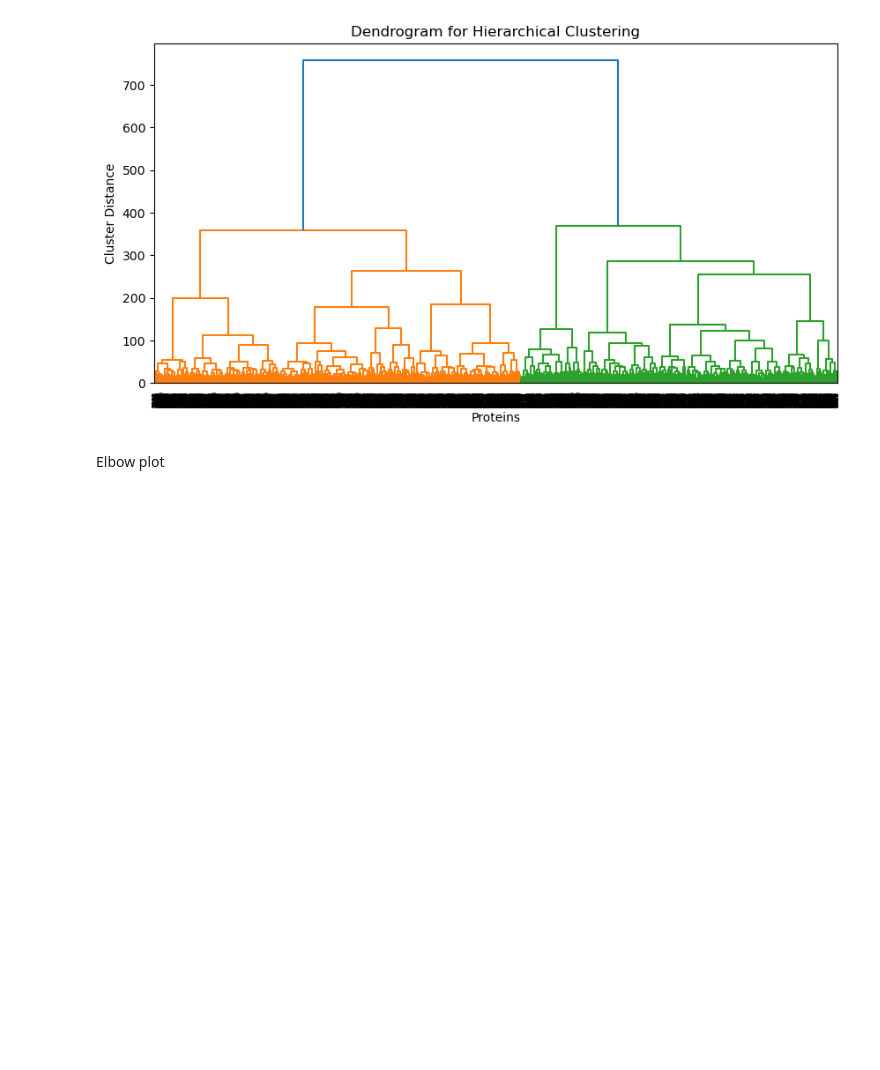
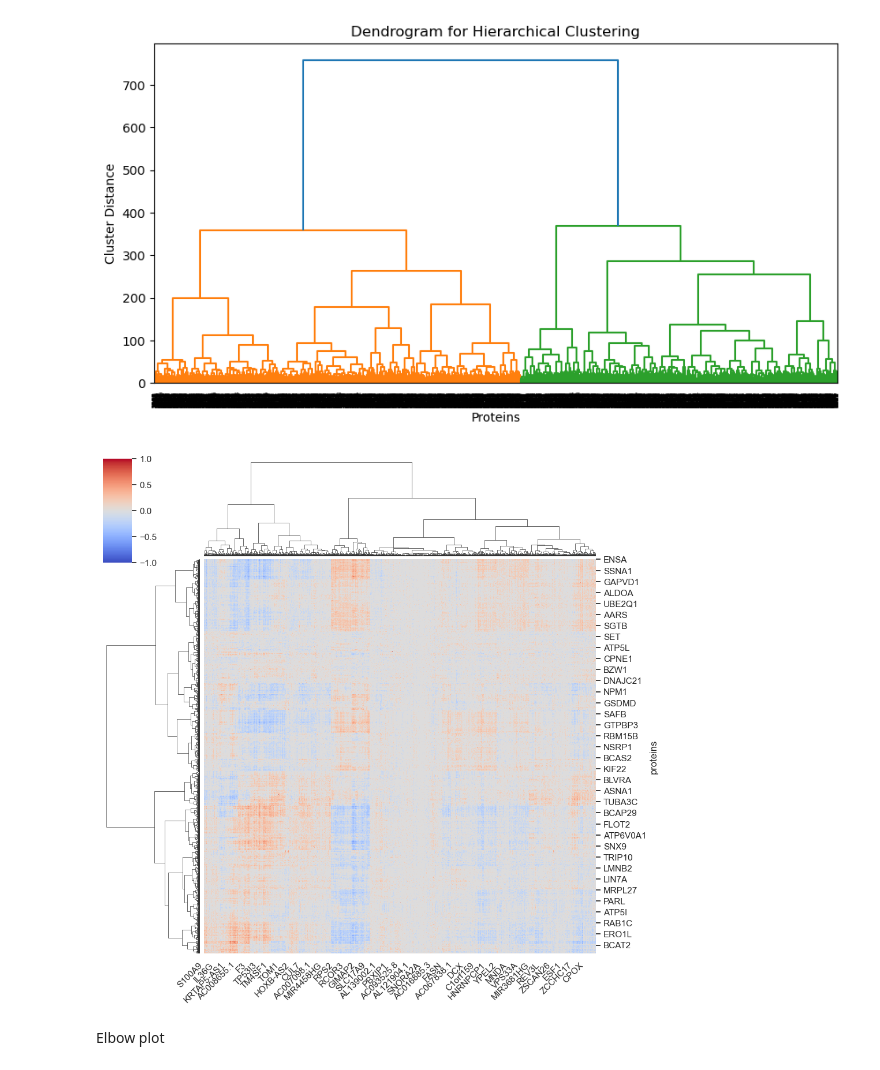
Before and after one commit to flaviocaroli/Cancer-Protein-RNA-research, a Jupyter notebook: 02. correlations/01. pearson_anlaysis.ipynb, the cells around one changed output. Saved outputs shown, nothing was run; the diff lists cells and outputs as text; code cells hidden in the pictures; blank space fills up the shorter version.

```diff
--- a/02. correlations/01. pearson_anlaysis.ipynb
+++ b/02. correlations/01. pearson_anlaysis.ipynb
@@ -265,26 +265,27 @@ corr_utils.plot_dendrogram(row_linkage)  # Visually inspect and manually choose
 # %%
 # View of heatmap with clustering
 
 os.makedirs('results/clustermaps', exist_ok=True)
 
 # Create the clustermap.
 sns.set_theme(style="white")
 g = sns.clustermap(
     pearson_clean,
     method="ward",         # Clustering method
     metric="euclidean",    # Distance metric
-    row_linkage=row_linkage,  # Use precomputed row linkage
     cmap="coolwarm",           # Color map for correlation data
     center=0,              # Center the colormap at zero
     vmin=-1, vmax=1,       # Expected correlation range
     #standard_scale=1,      # Standardize each row (protein)
     figsize=(10, 10)       # Figure size
 )
 
 # Rotate x-axis labels for readability.
 plt.setp(g.ax_heatmap.get_xticklabels(), rotation=45, ha="right")
 
 # uncomment to save figure
 #g.savefig('results/clustermaps/map_pg_raw.png', dpi=300, bbox_inches='tight')
 
 plt.show()
+# %% [output]
+[figure, added]
```
Also changed, not shown: parts of 12 cells of this notebook, 4 other files.
